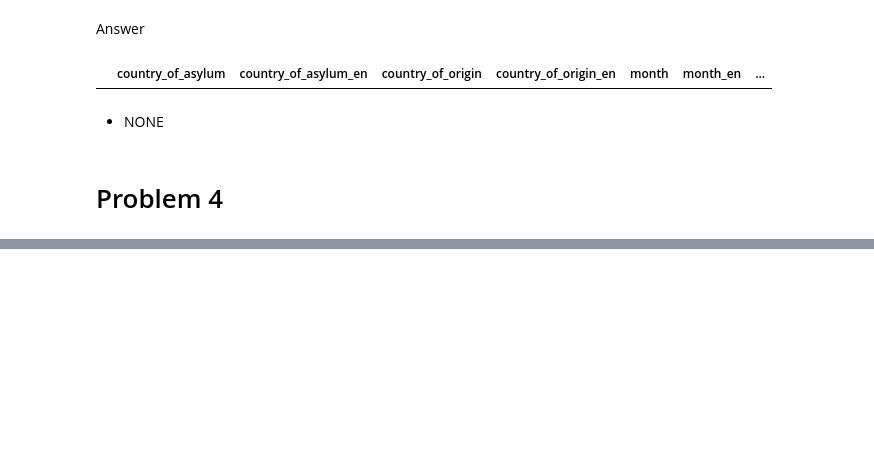
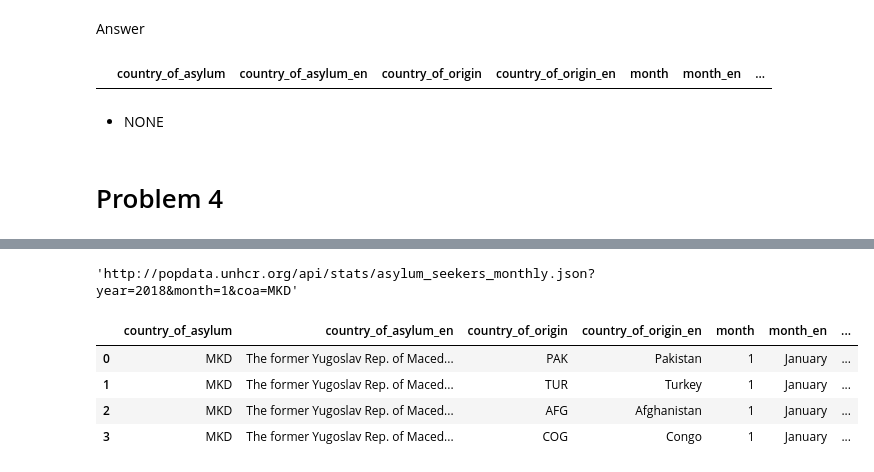
Before and after one commit to tiger-bug/Advanced_Class, a Jupyter notebook: jupyter_stuff/Week_9/Week_9_assignment.ipynb, the cells around one changed output, grey strips where cells are left out. Cells and saved outputs as stored; diff of their text form; code cells hidden in the pictures; blank space fills up the shorter version.

```diff
--- a/jupyter_stuff/Week_9/Week_9_assignment.ipynb
+++ b/jupyter_stuff/Week_9/Week_9_assignment.ipynb
@@ -370,0 +390,22 @@ df.loc[df['value']==1]
+# %%
+year = '2018'
+# %%
+coa = 'MKD'
+# %%
+url_arb = 'http://popdata.unhcr.org/api/stats/asylum_seekers_monthly.json?year='+year+'&month='+month+'&coa='+coa
+# %%
+url_arb
+# %% [output]
+'http://popdata.unhcr.org/api/stats/asylum_seekers_monthly.json?year=2018&month=1&coa=MKD'
+# %%
+data = requests.get(url_arb)
+as_json = data.json()
+df = pd.DataFrame(as_json)
+# %%
+df
+# %% [output]
+|  | country_of_asylum | country_of_asylum_en | country_of_origin | country_of_origin_en | month | month_en | ... |
+| 0 | MKD | The former Yugoslav Rep. of Maced... | PAK | Pakistan | 1 | January | ... |
+| 1 | MKD | The former Yugoslav Rep. of Maced... | TUR | Turkey | 1 | January | ... |
+| 2 | MKD | The former Yugoslav Rep. of Maced... | AFG | Afghanistan | 1 | January | ... |
+| 3 | MKD | The former Yugoslav Rep. of Maced... | COG | Congo | 1 | January | ... |
```
Also changed, not shown: parts of 3 cells of this notebook.
